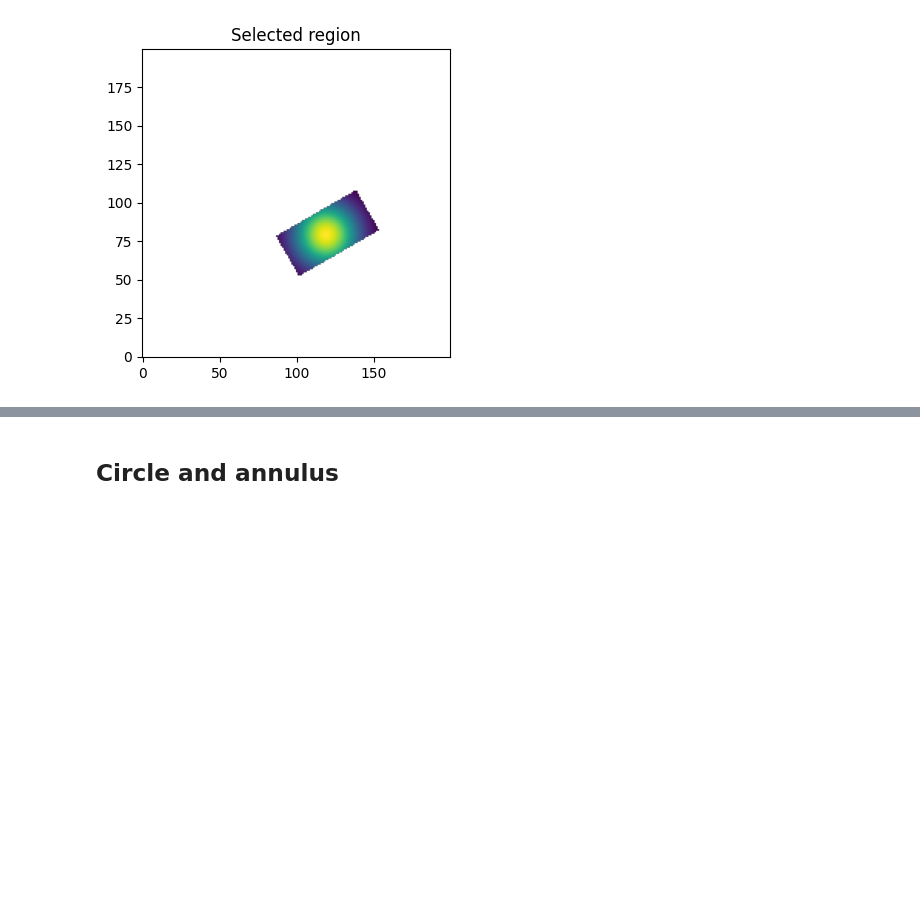
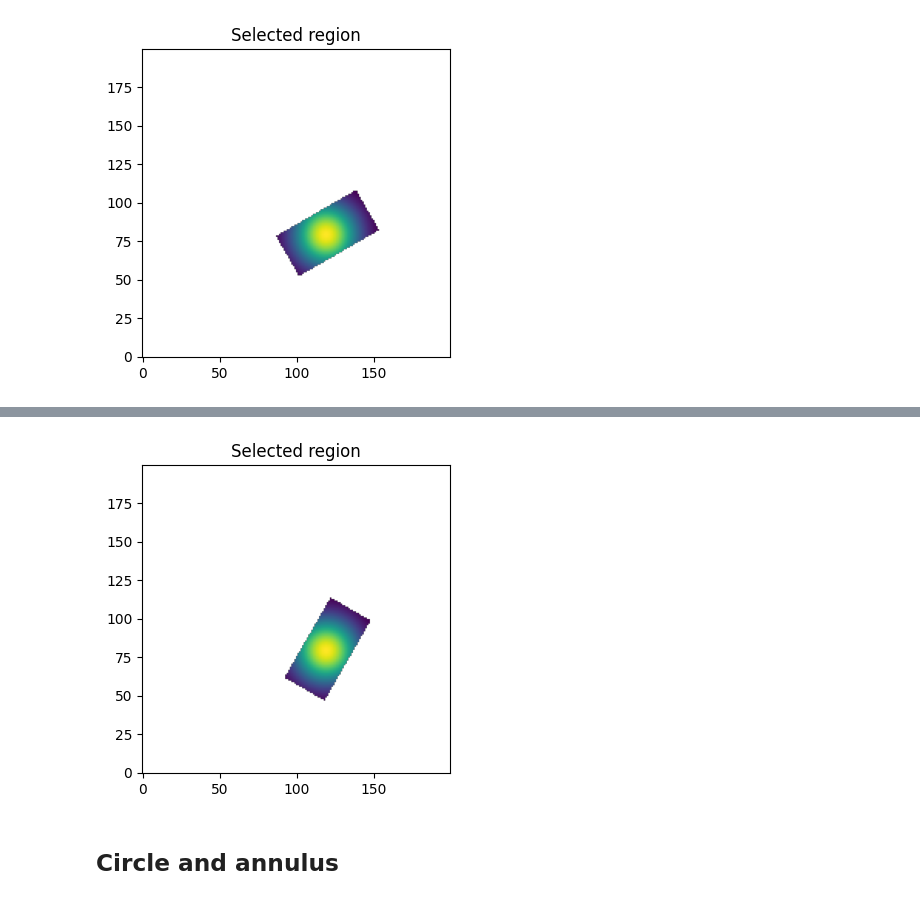
Before and after one commit to casangi/astroviper, a Jupyter notebook: docs/image_selection.ipynb, the cells around one changed output, grey strips where cells are left out. Cells and saved outputs as stored; diff of their text form; code cells hidden in the pictures; blank space fills up the shorter version.

```diff
--- a/docs/image_selection.ipynb
+++ b/docs/image_selection.ipynb
@@ -231,3 +246,12 @@ plt.show()
+# %%
+sel = apply_select(xda, select=mask_rot_pa)
+
+fig, ax = plt.subplots(1, 1, figsize=(5, 4))
+ax.imshow(sel, origin="lower")
+ax.set_title("Selected region")
+plt.show()
+# %% [output]
+[figure, added]
 # %% [markdown]
 ## Circle and annulus
 # %%
```
Also changed, not shown: parts of 19 cells of this notebook, 2 other files.
